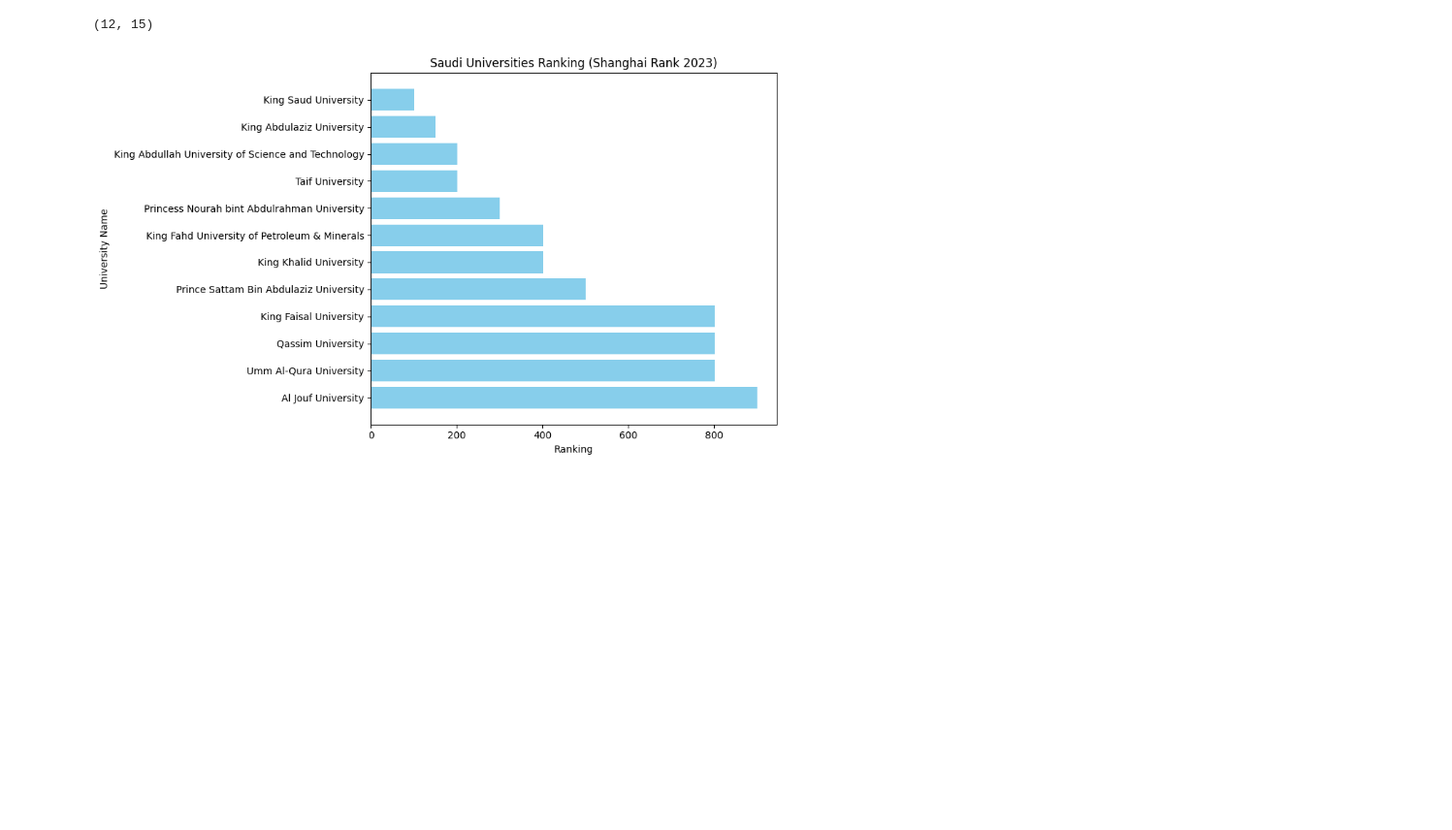
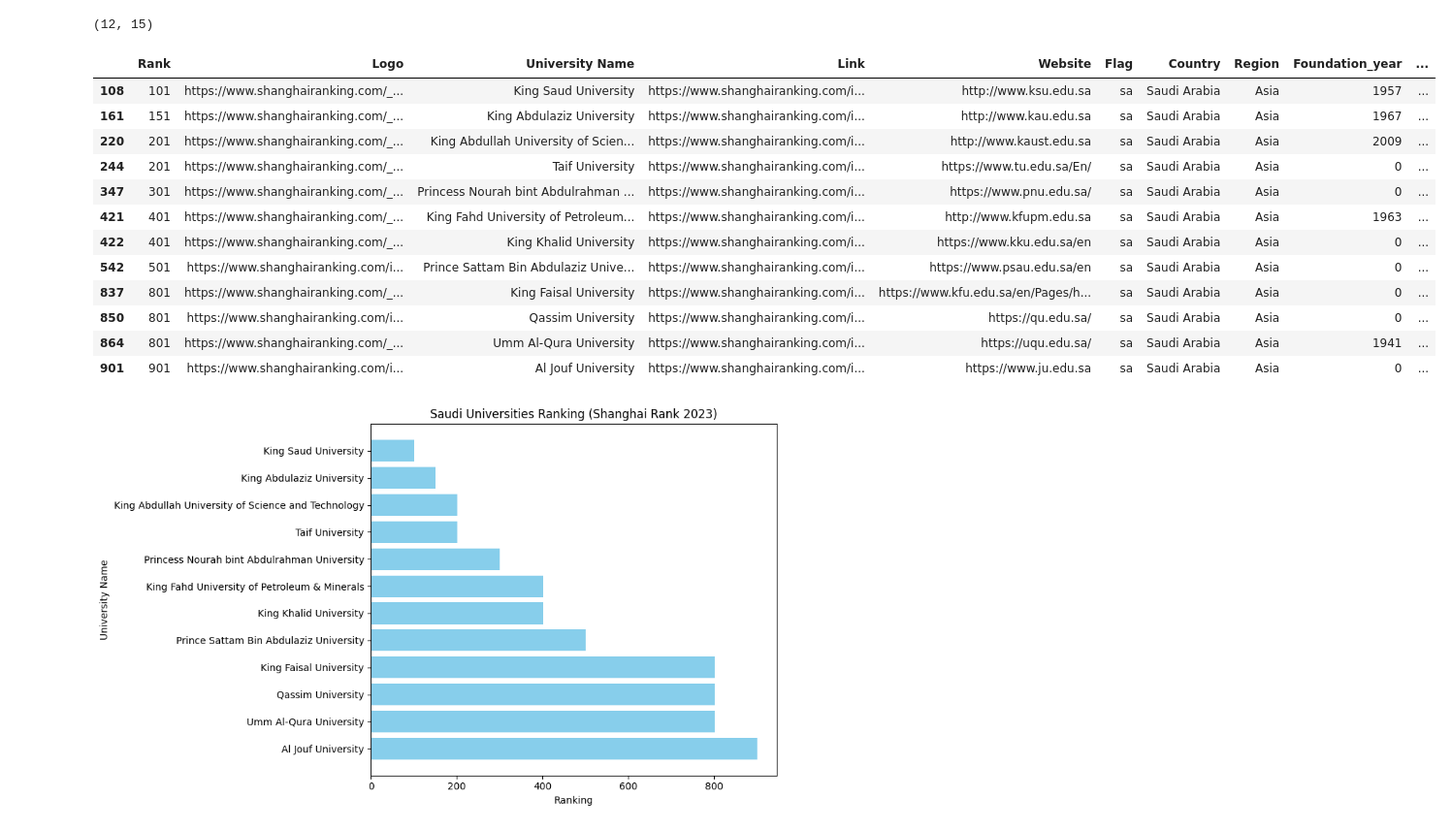
Before and after one commit to Emtnan06/World-University-Rankings, a Jupyter notebook: Usecase3.ipynb, the cells around one changed output. Shown at 97% size. Cells and saved outputs as stored; diff of their text form; code cells hidden in the pictures; blank space fills up the shorter version.

```diff
--- a/Usecase3.ipynb
+++ b/Usecase3.ipynb
@@ -1703,6 +1755,22 @@ saudi_universities_shanghai['Rank'] = saudi_universities_shanghai['Rank'].apply(
 
 
 saudi_universities = saudi_universities_shanghai.sort_values(by="Rank")
+# %%
+saudi_universities_shanghai
+# %% [output]
+|  | Rank | Logo | University Name | Link | Website | Flag | Country | Region | Foundation_year | ... |
+| 108 | 101 | https://www.shanghairanking.com/_... | King Saud University | https://www.shanghairanking.com/i... | http://www.ksu.edu.sa | sa | Saudi Arabia | Asia | 1957 | ... |
+| 161 | 151 | https://www.shanghairanking.com/_... | King Abdulaziz University | https://www.shanghairanking.com/i... | http://www.kau.edu.sa | sa | Saudi Arabia | Asia | 1967 | ... |
+| 220 | 201 | https://www.shanghairanking.com/_... | King Abdullah University of Scien... | https://www.shanghairanking.com/i... | http://www.kaust.edu.sa | sa | Saudi Arabia | Asia | 2009 | ... |
+| 244 | 201 | https://www.shanghairanking.com/_... | Taif University | https://www.shanghairanking.com/i... | https://www.tu.edu.sa/En/ | sa | Saudi Arabia | Asia | 0 | ... |
+| 347 | 301 | https://www.shanghairanking.com/_... | Princess Nourah bint Abdulrahman ... | https://www.shanghairanking.com/i... | https://www.pnu.edu.sa/ | sa | Saudi Arabia | Asia | 0 | ... |
+| 421 | 401 | https://www.shanghairanking.com/_... | King Fahd University of Petroleum... | https://www.shanghairanking.com/i... | http://www.kfupm.edu.sa | sa | Saudi Arabia | Asia | 1963 | ... |
+| 422 | 401 | https://www.shanghairanking.com/_... | King Khalid University | https://www.shanghairanking.com/i... | https://www.kku.edu.sa/en | sa | Saudi Arabia | Asia | 0 | ... |
+| 542 | 501 | https://www.shanghairanking.com/i... | Prince Sattam Bin Abdulaziz Unive... | https://www.shanghairanking.com/i... | https://www.psau.edu.sa/en | sa | Saudi Arabia | Asia | 0 | ... |
+| 837 | 801 | https://www.shanghairanking.com/_... | King Faisal University | https://www.shanghairanking.com/i... | https://www.kfu.edu.sa/en/Pages/h... | sa | Saudi Arabia | Asia | 0 | ... |
+| 850 | 801 | https://www.shanghairanking.com/i... | Qassim University | https://www.shanghairanking.com/i... | https://qu.edu.sa/ | sa | Saudi Arabia | Asia | 0 | ... |
+| 864 | 801 | https://www.shanghairanking.com/_... | Umm Al-Qura University | https://www.shanghairanking.com/i... | https://uqu.edu.sa/ | sa | Saudi Arabia | Asia | 1941 | ... |
+| 901 | 901 | https://www.shanghairanking.com/i... | Al Jouf University | https://www.shanghairanking.com/i... | https://www.ju.edu.sa | sa | Saudi Arabia | Asia | 0 | ... |
 # %%
 plt.figure(figsize=(10, 6))
 plt.barh(
```
Also changed, not shown: parts of 9 cells of this notebook, 5 other files.
